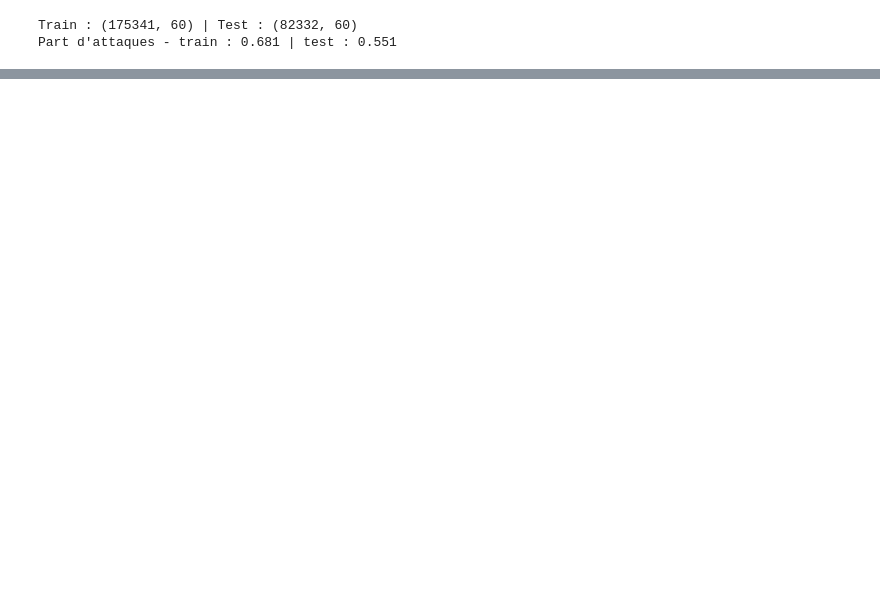
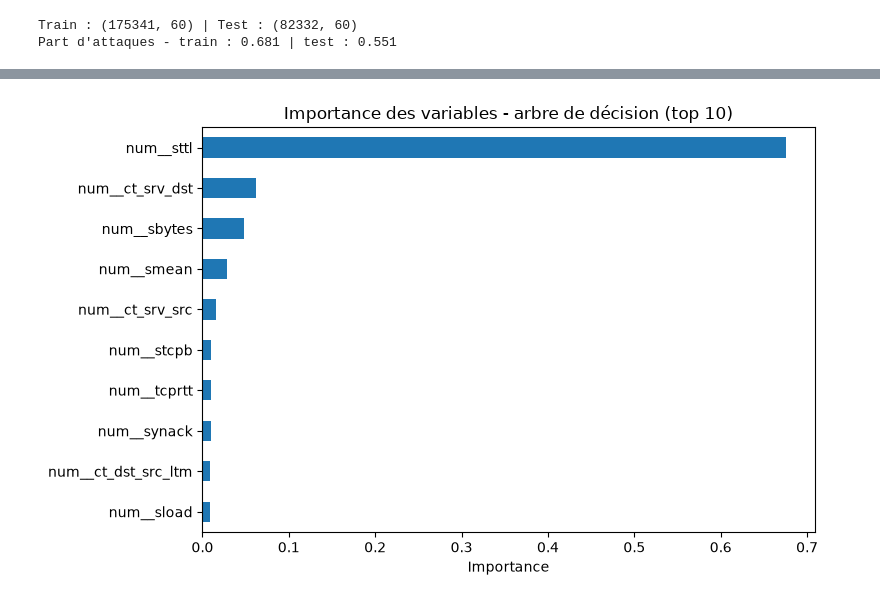
Before and after one commit to barellina/DM-Detection-Intrusions-UNSW-NB15, a Jupyter notebook: notebooks/03_model_training_evaluation.ipynb, the cells around one changed output, grey strips where cells are left out. Cells and saved outputs as stored; diff of their text form; code cells hidden in the pictures; blank space fills up the shorter version.

```diff
--- a/notebooks/03_model_training_evaluation.ipynb
+++ b/notebooks/03_model_training_evaluation.ipynb
@@ -77,0 +124,16 @@ Zero-R    0.5506     0.5506     1.0 0.7102      0.5        0.6
+# %%
+preprocesseur = joblib.load("../models/preprocessor.joblib")
+noms = preprocesseur.get_feature_names_out()
+importances = pd.Series(arbre.feature_importances_, index=noms).sort_values(ascending=False).head(10)
+
+plt.figure(figsize=(8, 5))
+importances[::-1].plot(kind="barh", color="#1f77b4")
+plt.title("Importance des variables - arbre de décision (top 10)")
+plt.xlabel("Importance")
+plt.tight_layout()
+plt.savefig("../docs/figures/importance_arbre.png", dpi=150, bbox_inches="tight")
+plt.show()
+
+pd.DataFrame(resultats).round(4).to_csv("../docs/resultats_modeles.csv", index=False)
+# %% [output]
+[figure, added]
```
Also changed, not shown: parts of 4 cells of this notebook, 5 other files.
